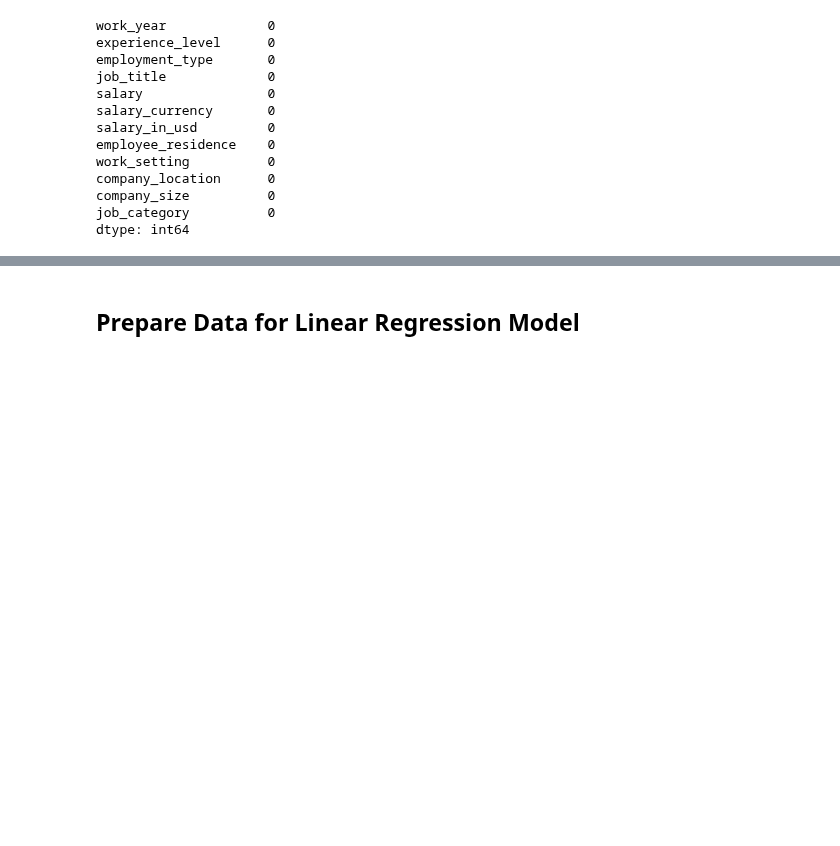
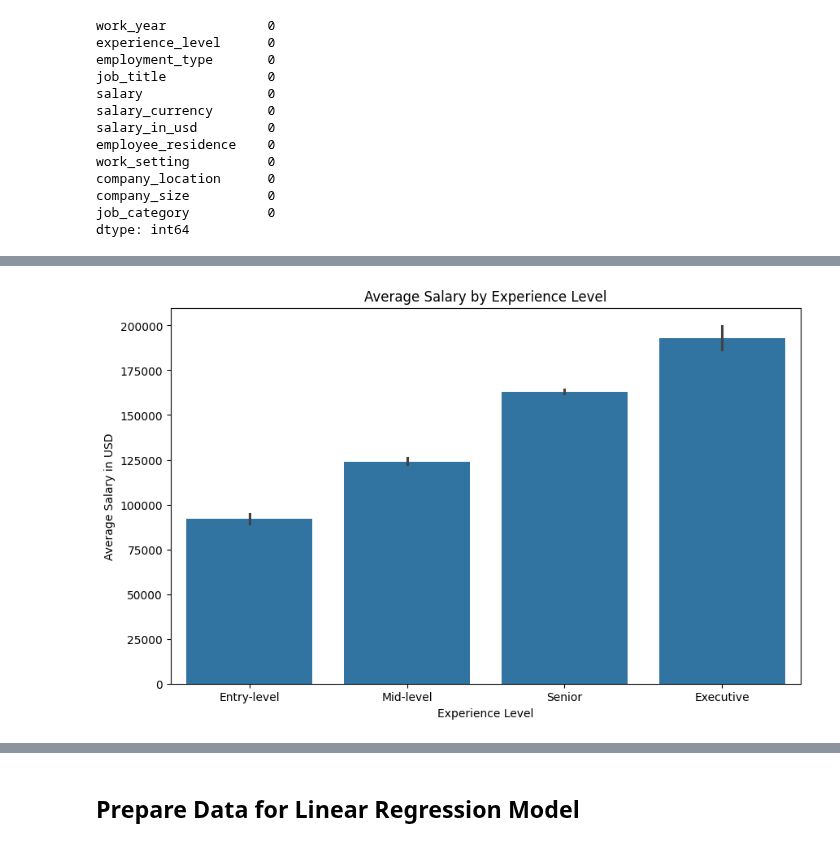
Before and after one commit to bdegouw/ad688-group1-job-market-analysis-f25, a Jupyter notebook: linear_regression.ipynb, the cells around one changed output, grey strips where cells are left out. Drawn from its saved outputs; the diff is of its cells as text; code cells hidden in the pictures; blank space fills up the shorter version.

```diff
--- a/linear_regression.ipynb
+++ b/linear_regression.ipynb
@@ -50,0 +73,11 @@ dtype: int64
+# %%
+# Visualize Average Salary by Experience Level
+order = jobdata.groupby('experience_level')['salary_in_usd'].mean().sort_values(ascending=True).index
+plt.figure(figsize=(10,6))
+sns.barplot(x='experience_level', y='salary_in_usd', data=jobdata, order=order)
+plt.title('Average Salary by Experience Level')
+plt.xlabel('Experience Level')
+plt.ylabel('Average Salary in USD')
+plt.show()
+# %% [output]
+[figure, added]
```
Also changed, not shown: parts of 4 cells of this notebook.
